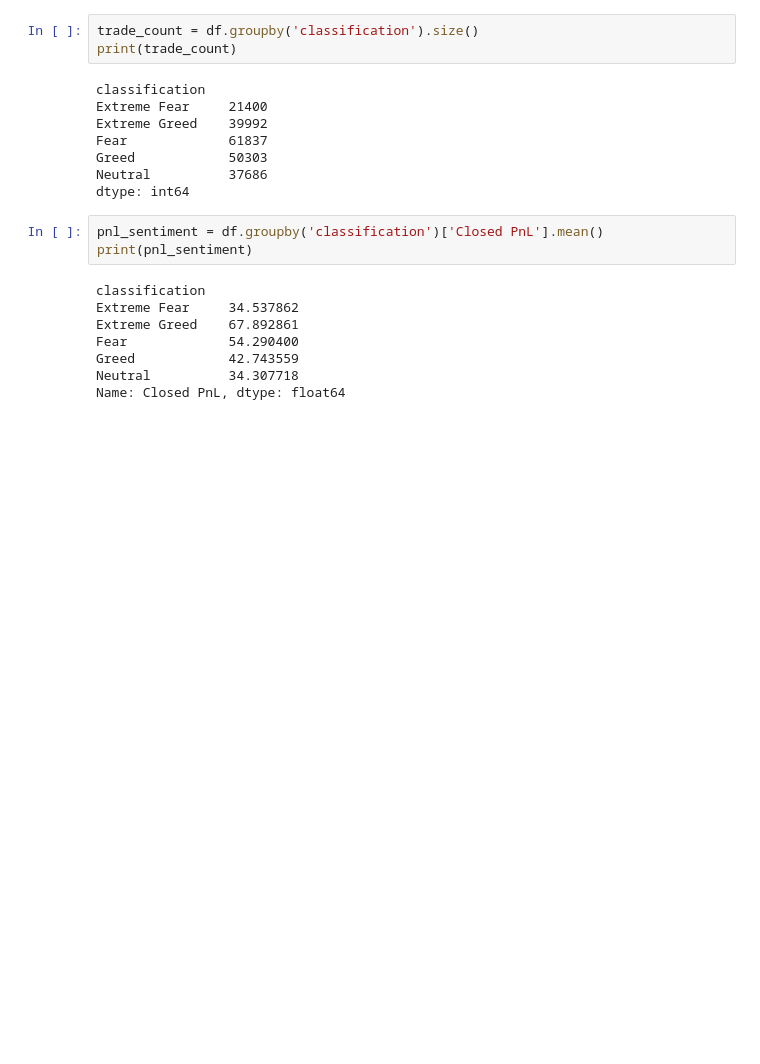
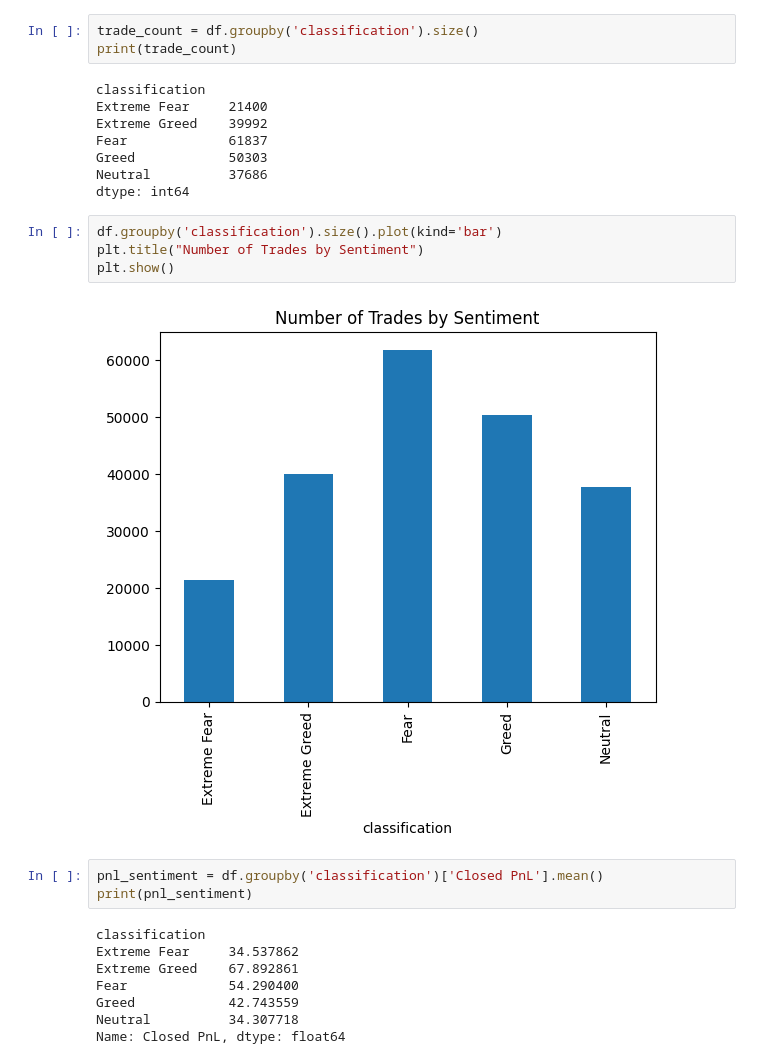
Before and after one commit to shanib-techie/power-bi, a Jupyter notebook: data science ]/notebook/analysis.ipynb, the cells around one changed output. Drawn from its saved outputs; the diff is of its cells as text; blank space fills up the shorter version.

```diff
--- a/data science ]/notebook/analysis.ipynb
+++ b/data science ]/notebook/analysis.ipynb
@@ -193,6 +228,12 @@ Fear             61837
 Greed            50303
 Neutral          37686
 dtype: int64
+# %%
+df.groupby('classification').size().plot(kind='bar')
+plt.title("Number of Trades by Sentiment")
+plt.show()
+# %% [output]
+[figure, added]
 # %%
 pnl_sentiment = df.groupby('classification')['Closed PnL'].mean()
 print(pnl_sentiment)
```
Also changed, not shown: parts of 10 cells of this notebook.
